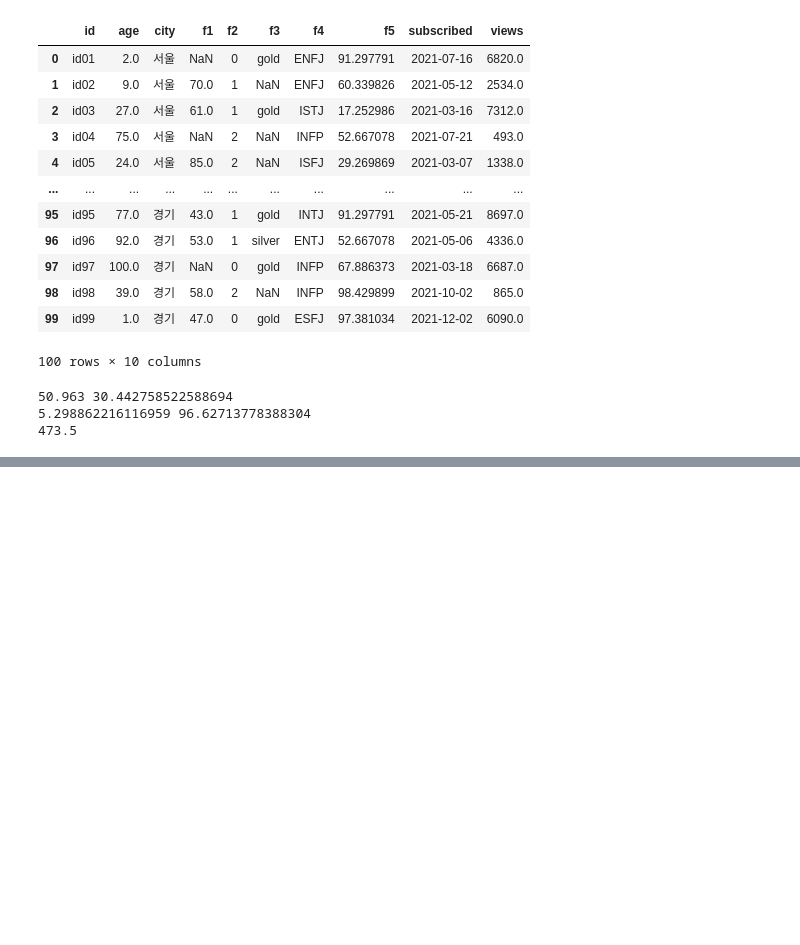
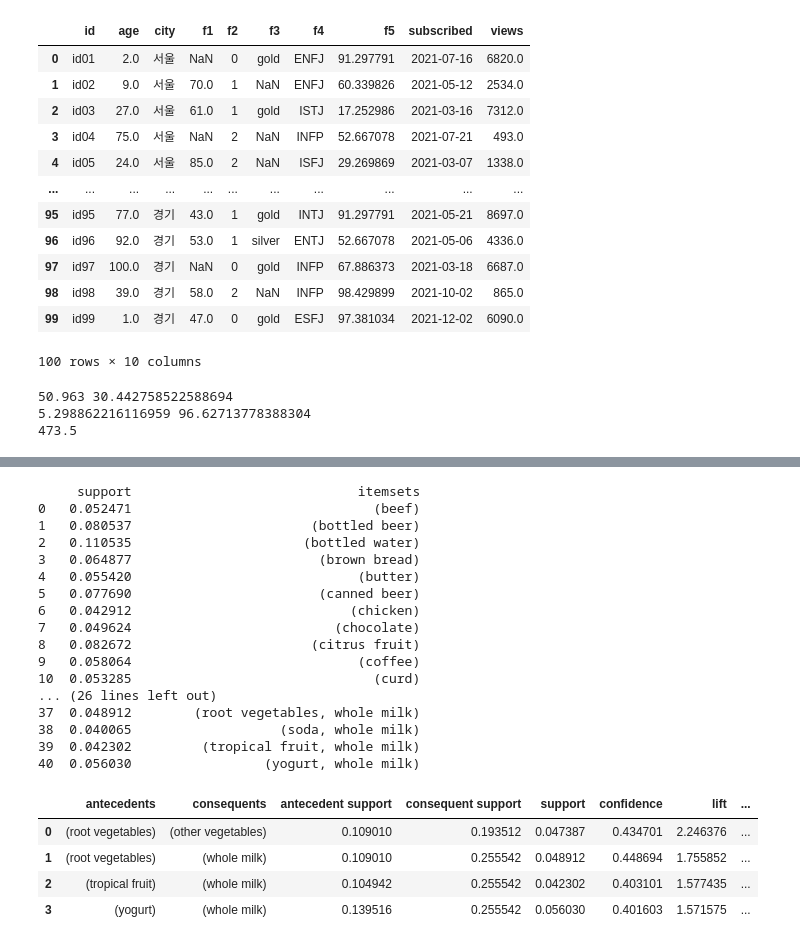
Before and after one commit to woojinhong03/school_2022_python, a Jupyter notebook: 데이터분석응용/데이터분석응용.ipynb, the cells around one changed output, grey strips where cells are left out. Cells and saved outputs as stored; diff of their text form; code cells hidden in the pictures; blank space fills up the shorter version.

```diff
--- a/데이터분석응용/데이터분석응용.ipynb
+++ b/데이터분석응용/데이터분석응용.ipynb
@@ -1614,0 +1791,30 @@ print (members [(cond1) | (cond2)]['age'].sum())
+# %%
+from mlxtend.frequent_patterns import apriori
+groceries_ap = apriori(groceries_tr, min_support=0.04, use_colnames= True)
+print(groceries_ap)
+from mlxtend.frequent_patterns import association_rules
+rules = association_rules(groceries_ap, metric='confidence',min_threshold=0.4)
+rules[rules['lift'] >= 1]
+# %% [output]
+     support                             itemsets
+0   0.052471                               (beef)
+1   0.080537                       (bottled beer)
+2   0.110535                      (bottled water)
+3   0.064877                        (brown bread)
+4   0.055420                             (butter)
+5   0.077690                        (canned beer)
+6   0.042912                            (chicken)
+7   0.049624                          (chocolate)
+8   0.082672                       (citrus fruit)
+9   0.058064                             (coffee)
+10  0.053285                               (curd)
+... (26 lines left out)
+37  0.048912        (root vegetables, whole milk)
+38  0.040065                   (soda, whole milk)
+39  0.042302         (tropical fruit, whole milk)
+40  0.056030                 (yogurt, whole milk)
+|  | antecedents | consequents | antecedent support | consequent support | support | confidence | lift | ... |
+| 0 | (root vegetables) | (other vegetables) | 0.109010 | 0.193512 | 0.047387 | 0.434701 | 2.246376 | ... |
+| 1 | (root vegetables) | (whole milk) | 0.109010 | 0.255542 | 0.048912 | 0.448694 | 1.755852 | ... |
+| 2 | (tropical fruit) | (whole milk) | 0.104942 | 0.255542 | 0.042302 | 0.403101 | 1.577435 | ... |
+| 3 | (yogurt) | (whole milk) | 0.139516 | 0.255542 | 0.056030 | 0.401603 | 1.571575 | ... |
```
Also changed, not shown: parts of 15 cells of this notebook, 2 other files.
